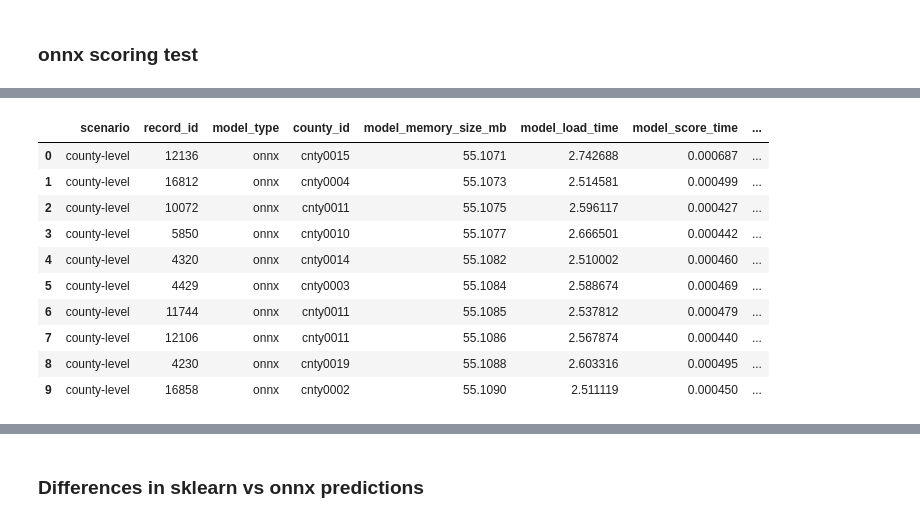
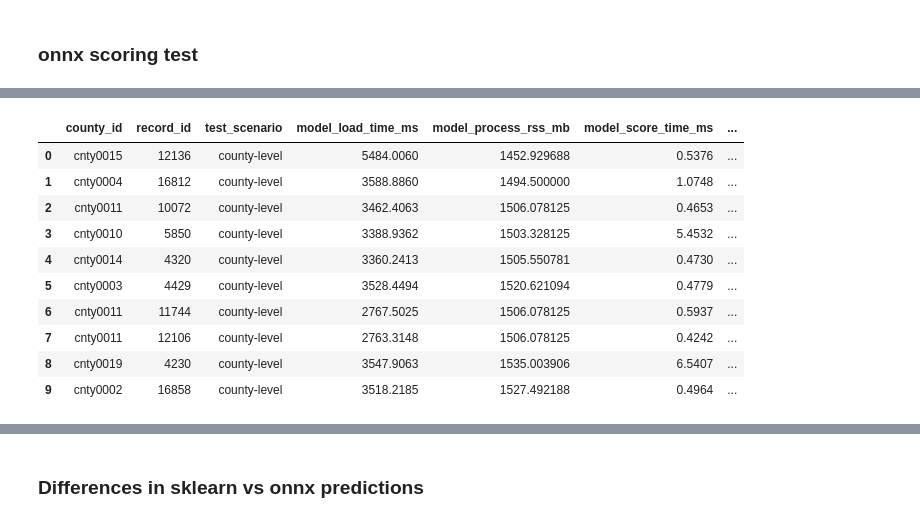
Before and after one commit to jimthompson5802/onnx_sandbox, a Jupyter notebook: testbed/score_records_test_500.ipynb, the cells around one changed output, grey strips where cells are left out. Saved outputs shown, nothing was run; the diff lists cells and outputs as text; code cells hidden in the pictures.

```diff
--- a/testbed/score_records_test_500.ipynb
+++ b/testbed/score_records_test_500.ipynb
@@ -44,7 +44,7 @@ config
  'random_seed': 123}
 # %%
 TEST_DATA = os.path.join(config['data_dir'],'benchmark', 'test.parquet')
-PERFORMANCE_DATA_DIR = os.path.join(config['data_dir'],'performance')
+PERFORMANCE_DATA_DIR = os.path.join(config['data_dir'],'performance','testbed500')
 MODELS_DIR = os.path.join(config['models_dir'], 'benchmark500')
 # %%
 # setup directory to collect performance data
@@ -261,20 +250,20 @@ Wall time: 5min 6s
 # %%
 # display collected performance metrics
 onnx_metrics_df = pd.read_csv(os.path.join(PERFORMANCE_DATA_DIR, 'onnx_benchmark.csv'))
-onnx_metrics_df['model_prediction_time'] = onnx_metrics_df['model_load_time'] + onnx_metrics_df['model_score_time']
+onnx_metrics_df['model_prediction_time_ms'] = onnx_metrics_df['model_load_time_ms'] + onnx_metrics_df['model_score_time_ms']
 onnx_metrics_df.head(10)
 # %% [output]
-|  | scenario | record_id | model_type | county_id | model_memory_size_mb | model_load_time | model_score_time | ... |
-| 0 | county-level | 12136 | onnx | cnty0015 | 55.1071 | 2.742688 | 0.000687 | ... |
-| 1 | county-level | 16812 | onnx | cnty0004 | 55.1073 | 2.514581 | 0.000499 | ... |
-| 2 | county-level | 10072 | onnx | cnty0011 | 55.1075 | 2.596117 | 0.000427 | ... |
-| 3 | county-level | 5850 | onnx | cnty0010 | 55.1077 | 2.666501 | 0.000442 | ... |
-| 4 | county-level | 4320 | onnx | cnty0014 | 55.1082 | 2.510002 | 0.000460 | ... |
-| 5 | county-level | 4429 | onnx | cnty0003 | 55.1084 | 2.588674 | 0.000469 | ... |
-| 6 | county-level | 11744 | onnx | cnty0011 | 55.1085 | 2.537812 | 0.000479 | ... |
-| 7 | county-level | 12106 | onnx | cnty0011 | 55.1086 | 2.567874 | 0.000440 | ... |
-| 8 | county-level | 4230 | onnx | cnty0019 | 55.1088 | 2.603316 | 0.000495 | ... |
-| 9 | county-level | 16858 | onnx | cnty0002 | 55.1090 | 2.511119 | 0.000450 | ... |
+|  | county_id | record_id | test_scenario | model_load_time_ms | model_process_rss_mb | model_score_time_ms | ... |
+| 0 | cnty0015 | 12136 | county-level | 5484.0060 | 1452.929688 | 0.5376 | ... |
+| 1 | cnty0004 | 16812 | county-level | 3588.8860 | 1494.500000 | 1.0748 | ... |
+| 2 | cnty0011 | 10072 | county-level | 3462.4063 | 1506.078125 | 0.4653 | ... |
+| 3 | cnty0010 | 5850 | county-level | 3388.9362 | 1503.328125 | 5.4532 | ... |
+| 4 | cnty0014 | 4320 | county-level | 3360.2413 | 1505.550781 | 0.4730 | ... |
+| 5 | cnty0003 | 4429 | county-level | 3528.4494 | 1520.621094 | 0.4779 | ... |
+| 6 | cnty0011 | 11744 | county-level | 2767.5025 | 1506.078125 | 0.5937 | ... |
+| 7 | cnty0011 | 12106 | county-level | 2763.3148 | 1506.078125 | 0.4242 | ... |
+| 8 | cnty0019 | 4230 | county-level | 3547.9063 | 1535.003906 | 6.5407 | ... |
+| 9 | cnty0002 | 16858 | county-level | 3518.2185 | 1527.492188 | 0.4964 | ... |
 # %%
 onnx_metrics_df[metrics_of_interest].describe(percentiles=[.25, .5, .75, .9]).T
 # %% [output]
```
Also changed, not shown: parts of 13 cells of this notebook, 1 other file.
